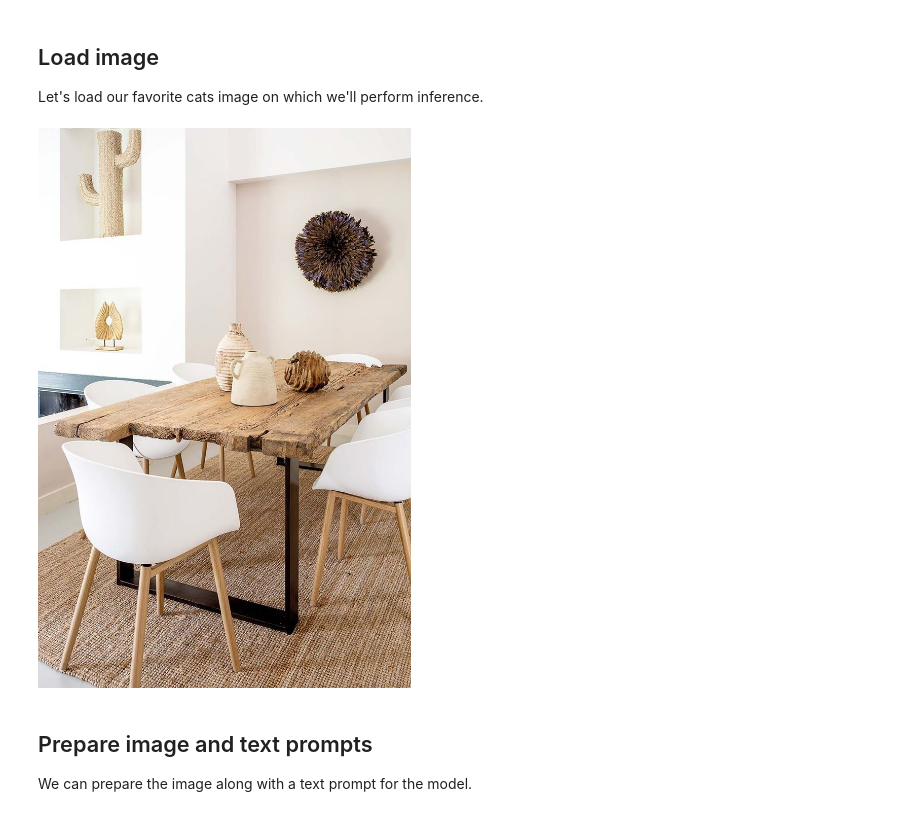
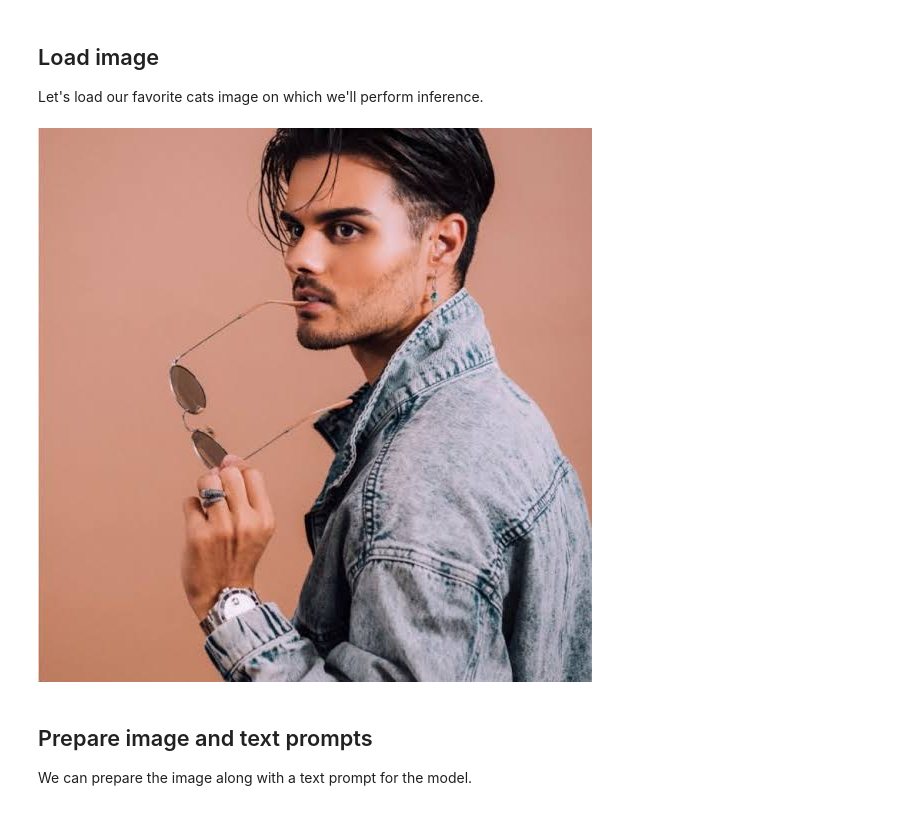
Before and after one commit to Alejandro-Candela/want-that-backend, a Jupyter notebook: Inference_with_Grounding_DINO_for_zero_shot_object_detection.ipynb, the cells around one changed output. Saved outputs shown, nothing was run; the diff lists cells and outputs as text; code cells hidden in the pictures.

```diff
--- a/Inference_with_Grounding_DINO_for_zero_shot_object_detection.ipynb
+++ b/Inference_with_Grounding_DINO_for_zero_shot_object_detection.ipynb
@@ -10,12 +10,12 @@ Let's load our favorite cats image on which we'll perform inference.
 # %%
 from PIL import Image
 import requests
 
-image_path = "input.jpg"
+image_path = "input.jpeg"
 image = Image.open(image_path)
 image
 # %% [output]
-[figure, old version]
+[figure, new version]
 # %% [markdown]
 ## Prepare image and text prompts
 
```
Also changed, not shown: parts of 5 cells of this notebook, 1 other file.
